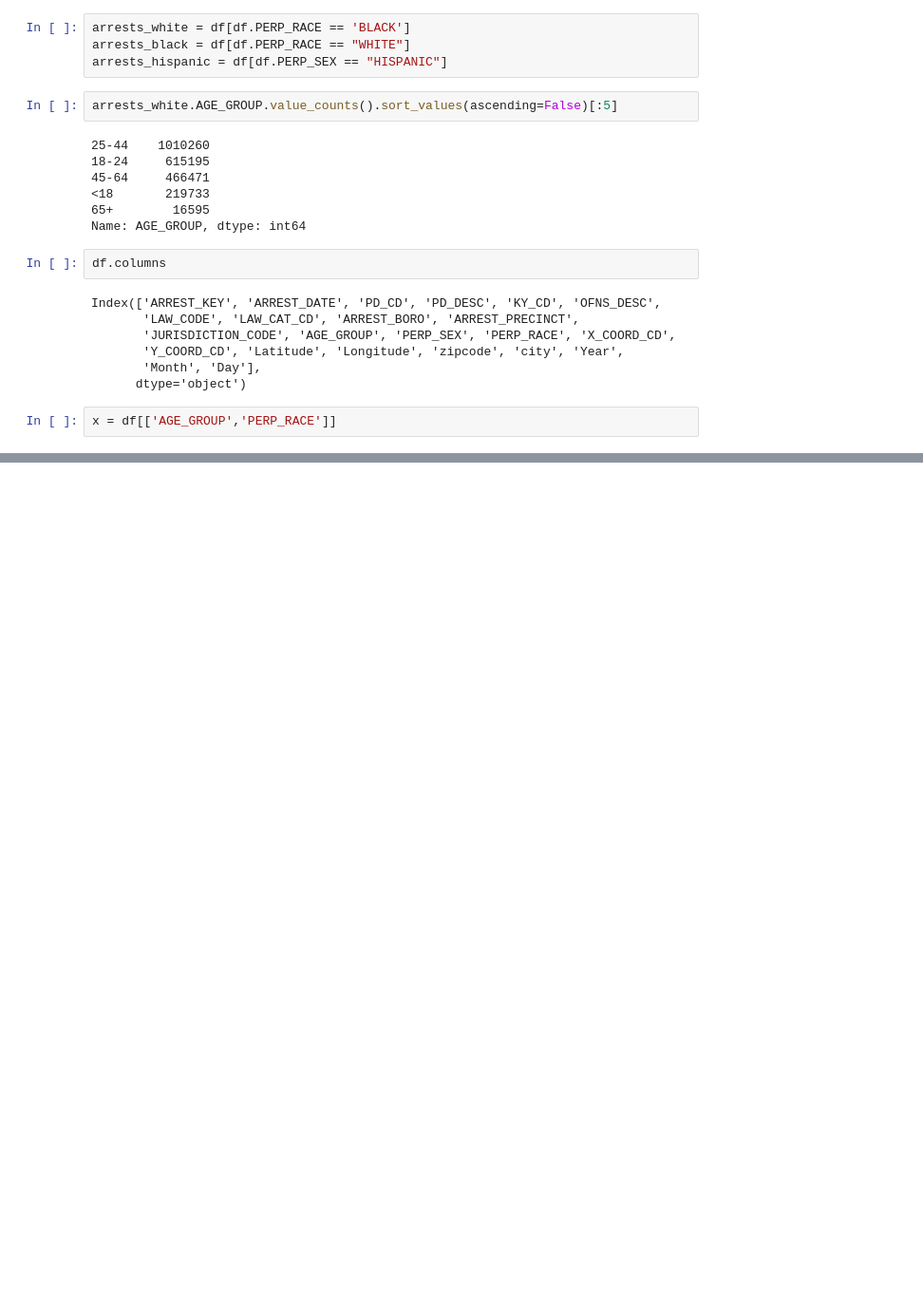
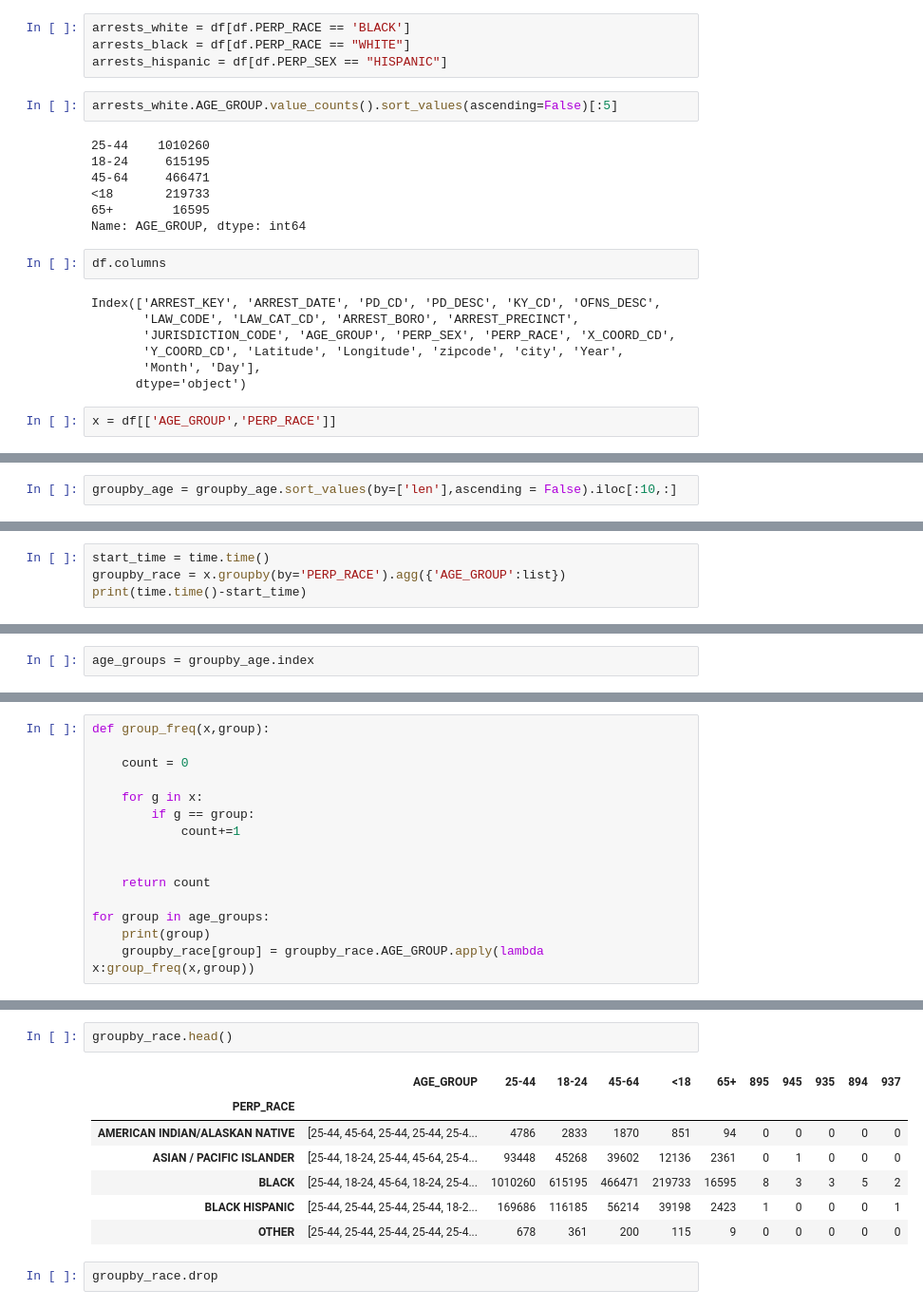
Before and after one commit to bhparijat/NYPD-crime-analysis, a Jupyter notebook: generate_summary.ipynb, the cells around one changed output, grey strips where cells are left out. Shown at 95% size. Saved outputs shown, nothing was run; the diff lists cells and outputs as text; blank space fills up the shorter version.

Commit message:
adding script to group data according to race

```diff
--- a/generate_summary.ipynb
+++ b/generate_summary.ipynb
@@ -387,0 +401,2 @@ ValueError: could not convert string to float: '25-44'
+# %%
+groupby_age = groupby_age.sort_values(by=['len'],ascending = False).iloc[:10,:]
@@ -387,0 +418,4 @@ ValueError: could not convert string to float: '25-44'
+# %%
+start_time = time.time()
+groupby_race = x.groupby(by='PERP_RACE').agg({'AGE_GROUP':list})
+print(time.time()-start_time)
@@ -387,0 +434,2 @@ ValueError: could not convert string to float: '25-44'
+# %%
+age_groups = groupby_age.index
@@ -387,0 +442,15 @@ ValueError: could not convert string to float: '25-44'
+# %%
+def group_freq(x,group):
+
+    count = 0
+
+    for g in x:
+        if g == group:
+            count+=1
+
+
+    return count
+
+for group in age_groups:
+    print(group)
+    groupby_race[group] = groupby_race.AGE_GROUP.apply(lambda x:group_freq(x,group))
@@ -387,0 +468,12 @@ ValueError: could not convert string to float: '25-44'
+# %%
+groupby_race.head()
+# %% [output]
+|  | AGE_GROUP | 25-44 | 18-24 | 45-64 | <18 | 65+ | 895 | 945 | 935 | 894 | 937 |
+| PERP_RACE |  |  |  |  |  |  |  |  |  |  |  |
+| AMERICAN INDIAN/ALASKAN NATIVE | [25-44, 45-64, 25-44, 25-44, 25-4... | 4786 | 2833 | 1870 | 851 | 94 | 0 | 0 | 0 | 0 | 0 |
+| ASIAN / PACIFIC ISLANDER | [25-44, 18-24, 25-44, 45-64, 25-4... | 93448 | 45268 | 39602 | 12136 | 2361 | 0 | 1 | 0 | 0 | 0 |
+| BLACK | [25-44, 18-24, 45-64, 18-24, 25-4... | 1010260 | 615195 | 466471 | 219733 | 16595 | 8 | 3 | 3 | 5 | 2 |
+| BLACK HISPANIC | [25-44, 25-44, 25-44, 25-44, 18-2... | 169686 | 116185 | 56214 | 39198 | 2423 | 1 | 0 | 0 | 0 | 1 |
+| OTHER | [25-44, 25-44, 25-44, 25-44, 25-4... | 678 | 361 | 200 | 115 | 9 | 0 | 0 | 0 | 0 | 0 |
+# %%
+groupby_race.drop
```
Also changed, not shown: parts of 11 cells of this notebook.
